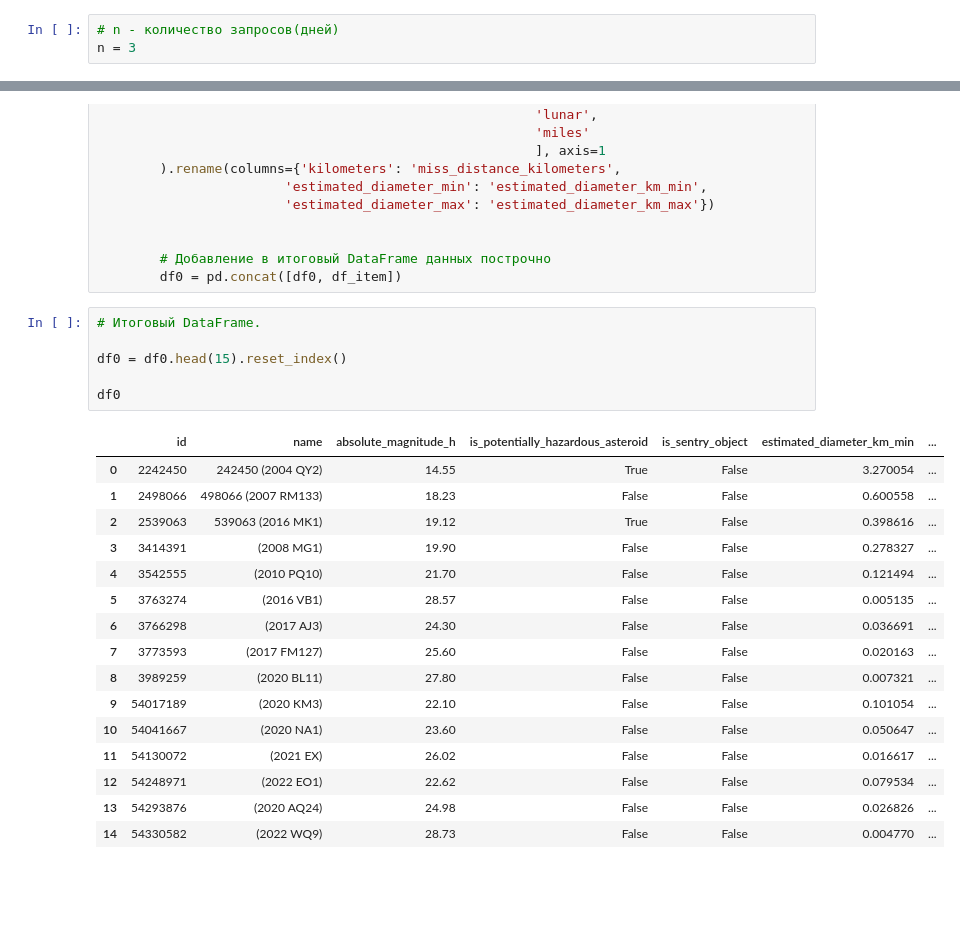
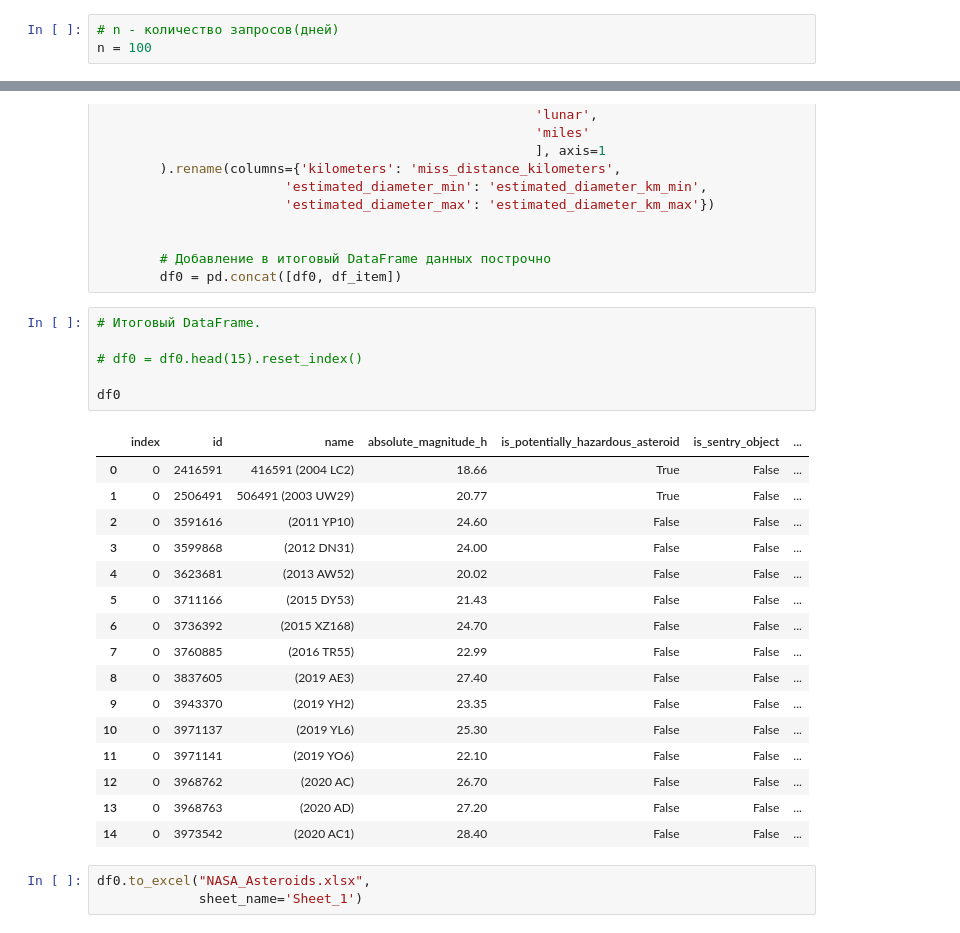
Before and after one commit to MikalaiZaitsau/Data_Analysis, a Jupyter notebook: NASA API/NASA_Asteroids_API.ipynb, the cells around one changed output, grey strips where cells are left out. Drawn from its saved outputs; the diff is of its cells as text; blank space fills up the shorter version.

Commit message:
Export to CSV, xlsx (100 days)

```diff
--- a/NASA API/NASA_Asteroids_API.ipynb
+++ b/NASA API/NASA_Asteroids_API.ipynb
@@ -209,7 +210,7 @@ df0
 |  | id | name | absolute_magnitude_h | is_potentially_hazardous_asteroid | is_sentry_object | estimated_diameter_km_min | ... |
 # %%
 # n - количество запросов(дней)
-n = 3
+n = 100
 # %%
 ''' Создаем цикл для получения данных
 
@@ -269,23 +270,26 @@ for i in range(1, n+1):
 # %%
 # Итоговый DataFrame.
 
-df0 = df0.head(15).reset_index()
+# df0 = df0.head(15).reset_index()
 
 df0
 # %% [output]
-|  | id | name | absolute_magnitude_h | is_potentially_hazardous_asteroid | is_sentry_object | estimated_diameter_km_min | ... |
-| 0 | 2242450 | 242450 (2004 QY2) | 14.55 | True | False | 3.270054 | ... |
-| 1 | 2498066 | 498066 (2007 RM133) | 18.23 | False | False | 0.600558 | ... |
-| 2 | 2539063 | 539063 (2016 MK1) | 19.12 | True | False | 0.398616 | ... |
-| 3 | 3414391 | (2008 MG1) | 19.90 | False | False | 0.278327 | ... |
-| 4 | 3542555 | (2010 PQ10) | 21.70 | False | False | 0.121494 | ... |
-| 5 | 3763274 | (2016 VB1) | 28.57 | False | False | 0.005135 | ... |
-| 6 | 3766298 | (2017 AJ3) | 24.30 | False | False | 0.036691 | ... |
-| 7 | 3773593 | (2017 FM127) | 25.60 | False | False | 0.020163 | ... |
-| 8 | 3989259 | (2020 BL11) | 27.80 | False | False | 0.007321 | ... |
-| 9 | 54017189 | (2020 KM3) | 22.10 | False | False | 0.101054 | ... |
-| 10 | 54041667 | (2020 NA1) | 23.60 | False | False | 0.050647 | ... |
-| 11 | 54130072 | (2021 EX) | 26.02 | False | False | 0.016617 | ... |
-| 12 | 54248971 | (2022 EO1) | 22.62 | False | False | 0.079534 | ... |
-| 13 | 54293876 | (2020 AQ24) | 24.98 | False | False | 0.026826 | ... |
-| 14 | 54330582 | (2022 WQ9) | 28.73 | False | False | 0.004770 | ... |
+|  | index | id | name | absolute_magnitude_h | is_potentially_hazardous_asteroid | is_sentry_object | ... |
+| 0 | 0 | 2416591 | 416591 (2004 LC2) | 18.66 | True | False | ... |
+| 1 | 0 | 2506491 | 506491 (2003 UW29) | 20.77 | True | False | ... |
+| 2 | 0 | 3591616 | (2011 YP10) | 24.60 | False | False | ... |
+| 3 | 0 | 3599868 | (2012 DN31) | 24.00 | False | False | ... |
+| 4 | 0 | 3623681 | (2013 AW52) | 20.02 | False | False | ... |
+| 5 | 0 | 3711166 | (2015 DY53) | 21.43 | False | False | ... |
+| 6 | 0 | 3736392 | (2015 XZ168) | 24.70 | False | False | ... |
+| 7 | 0 | 3760885 | (2016 TR55) | 22.99 | False | False | ... |
+| 8 | 0 | 3837605 | (2019 AE3) | 27.40 | False | False | ... |
+| 9 | 0 | 3943370 | (2019 YH2) | 23.35 | False | False | ... |
+| 10 | 0 | 3971137 | (2019 YL6) | 25.30 | False | False | ... |
+| 11 | 0 | 3971141 | (2019 YO6) | 22.10 | False | False | ... |
+| 12 | 0 | 3968762 | (2020 AC) | 26.70 | False | False | ... |
+| 13 | 0 | 3968763 | (2020 AD) | 27.20 | False | False | ... |
+| 14 | 0 | 3973542 | (2020 AC1) | 28.40 | False | False | ... |
+# %%
+df0.to_excel("NASA_Asteroids.xlsx",
+             sheet_name='Sheet_1')
```
Also changed, not shown: parts of 7 cells of this notebook, 2 other files.
